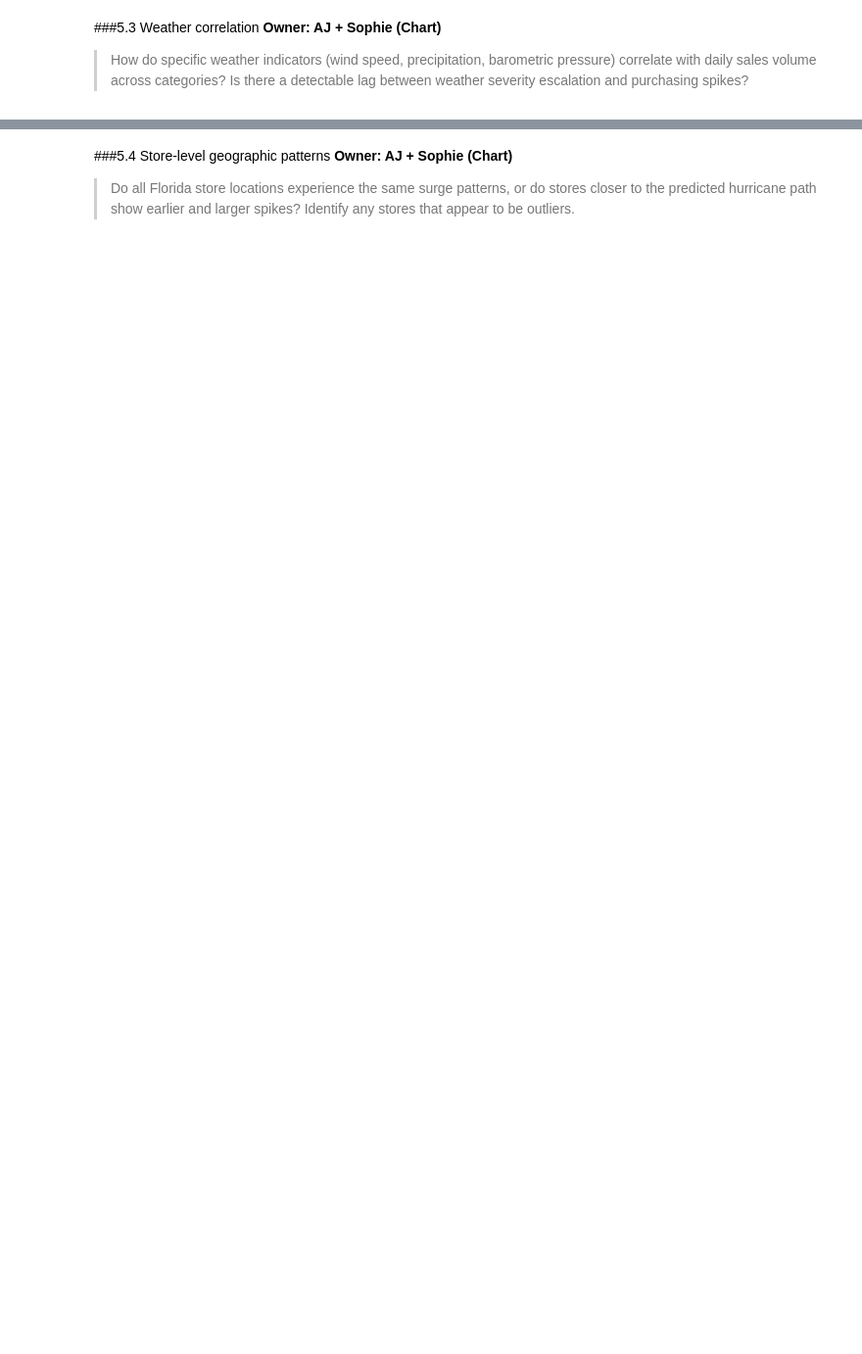
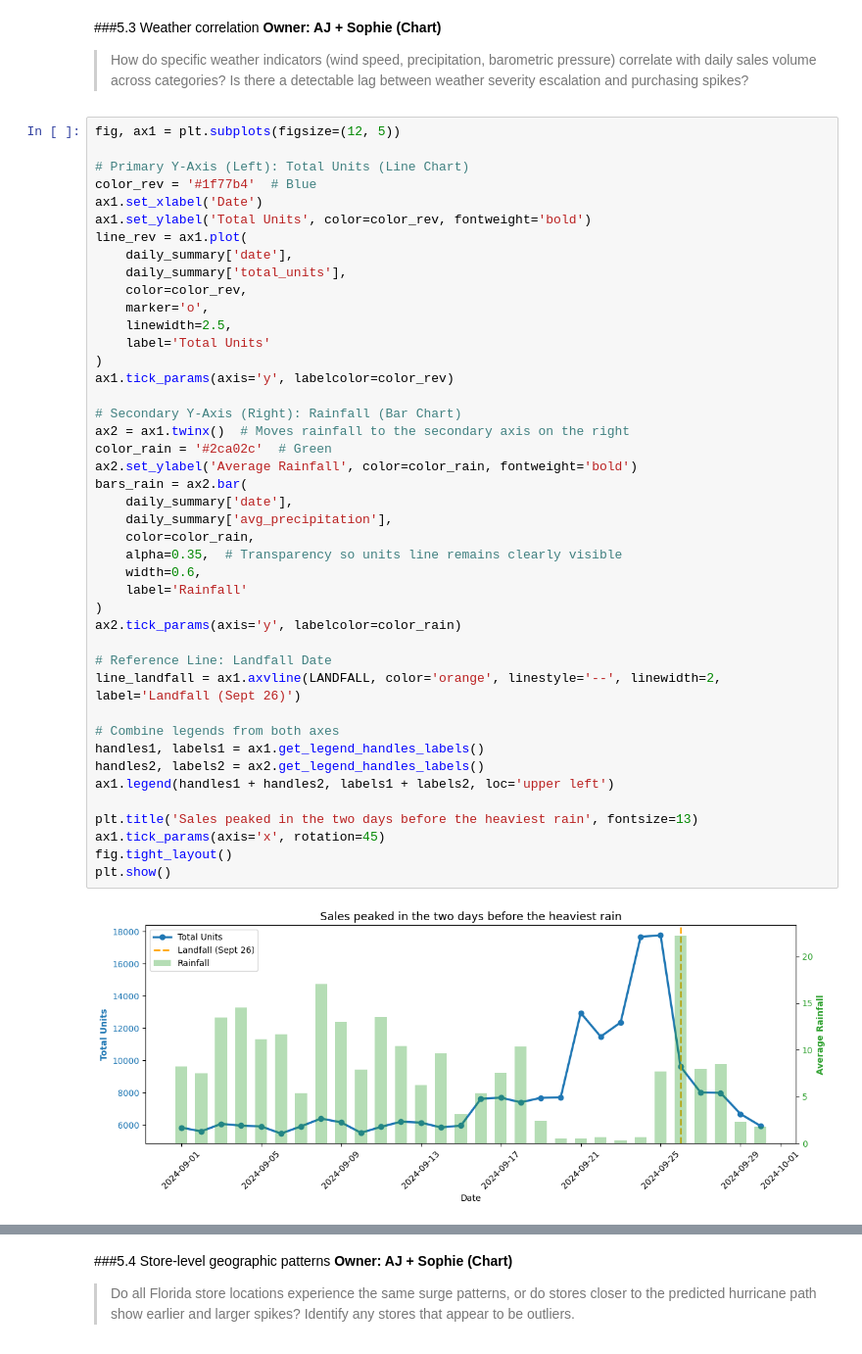
Before and after one commit to elijahschoeniger-cpu/Walmart-Project-1-, a Jupyter notebook: notebooks/team_notebook.ipynb, the cells around one changed output, grey strips where cells are left out. Shown at 98% size. Drawn from its saved outputs; the diff is of its cells as text; blank space fills up the shorter version.

```diff
--- a/notebooks/team_notebook.ipynb
+++ b/notebooks/team_notebook.ipynb
@@ -919,3 +1042,48 @@ Five questions, each with code, a chart, and a written answer.
 **Owner: AJ + Sophie (Chart)**
 
 > How do specific weather indicators (wind speed, precipitation, barometric pressure) correlate with daily sales volume across categories? Is there a detectable lag between weather severity escalation and purchasing spikes?
+# %%
+fig, ax1 = plt.subplots(figsize=(12, 5))
+
+# Primary Y-Axis (Left): Total Units (Line Chart)
+color_rev = '#1f77b4'  # Blue
+ax1.set_xlabel('Date')
+ax1.set_ylabel('Total Units', color=color_rev, fontweight='bold')
+line_rev = ax1.plot(
+    daily_summary['date'],
+    daily_summary['total_units'],
+    color=color_rev,
+    marker='o',
+    linewidth=2.5,
+    label='Total Units'
+)
+ax1.tick_params(axis='y', labelcolor=color_rev)
+
+# Secondary Y-Axis (Right): Rainfall (Bar Chart)
+ax2 = ax1.twinx()  # Moves rainfall to the secondary axis on the right
+color_rain = '#2ca02c'  # Green
+ax2.set_ylabel('Average Rainfall', color=color_rain, fontweight='bold')
+bars_rain = ax2.bar(
+    daily_summary['date'],
+    daily_summary['avg_precipitation'],
+    color=color_rain,
+    alpha=0.35,  # Transparency so units line remains clearly visible
+    width=0.6,
+    label='Rainfall'
+)
+ax2.tick_params(axis='y', labelcolor=color_rain)
+
+# Reference Line: Landfall Date
+line_landfall = ax1.axvline(LANDFALL, color='orange', linestyle='--', linewidth=2, label='Landfall (Sept 26)')
+
+# Combine legends from both axes
+handles1, labels1 = ax1.get_legend_handles_labels()
+handles2, labels2 = ax2.get_legend_handles_labels()
+ax1.legend(handles1 + handles2, labels1 + labels2, loc='upper left')
+
+plt.title('Sales peaked in the two days before the heaviest rain', fontsize=13)
+ax1.tick_params(axis='x', rotation=45)
+fig.tight_layout()
+plt.show()
+# %% [output]
+[figure, added]
```
Also changed, not shown: parts of 23 cells of this notebook.
